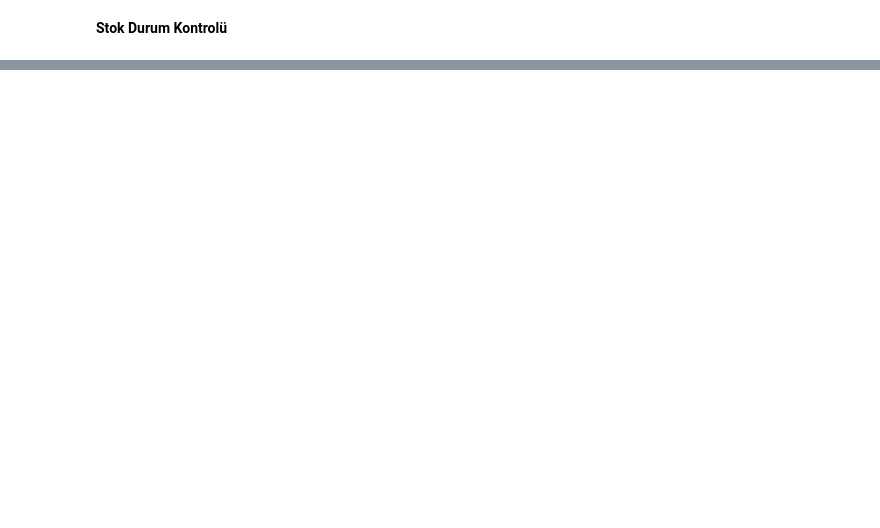
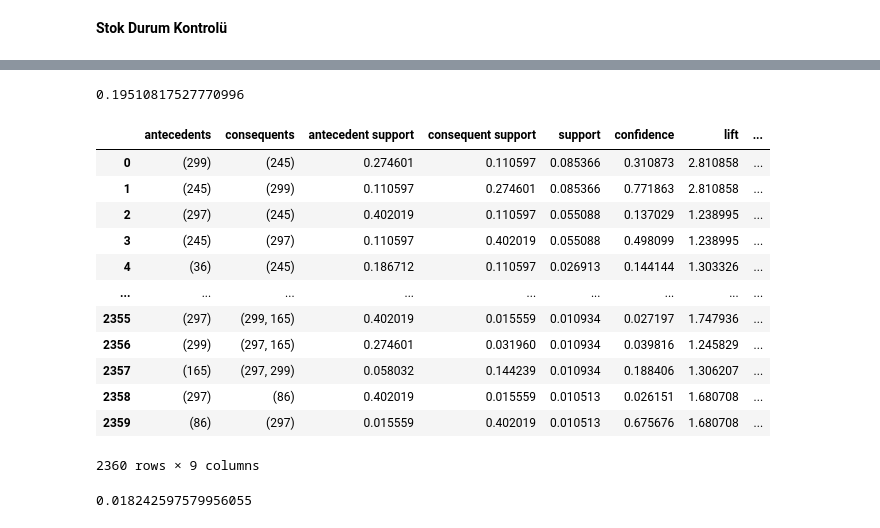
Before and after one commit to bariskucuk1999/restoranlar-icin-siparis-tahmin-sistemi, a Jupyter notebook: BitirmeProjesi.ipynb, the cells around one changed output, grey strips where cells are left out. Cells and saved outputs as stored; diff of their text form; code cells hidden in the pictures; blank space fills up the shorter version.

```diff
--- a/BitirmeProjesi.ipynb
+++ b/BitirmeProjesi.ipynb
@@ -570,0 +633,7 @@ Plain Papadum için 21 adet stok artırılması tavsiye edilmektedir
+# %%
+fp_start = time.time()
+from mlxtend.frequent_patterns import fpgrowth
+frequency_fp=fpgrowth(my_ds, min_support=0.01, use_colnames=True) #my_ds değişkenini apriori algoritmasında tanımladık, min_support'u 0.012 alabiliriz
+#apriori algoritmasında satır ve sütunları binary şeklinde hazırlamıştık(Order ID'de bulunan Item ID'ler 1, bulunmayanlar 0)
+fp_end = time.time()
+frequency_fp
@@ -570,0 +655,30 @@ Plain Papadum için 21 adet stok artırılması tavsiye edilmektedir
+# %%
+fp_time=fp_end-fp_start
+fp_time #fp-growth algoritması çalışma süresi
+# %% [output]
+0.19510817527770996
+# %%
+from mlxtend.frequent_patterns import association_rules
+rules_fp_start = time.time()
+rules_fp=association_rules(frequency_fp, metric="support", min_threshold=0.01) #metric'i lift min_threshold'u 1 alabiliriz
+rules_fp_end = time.time()
+rules_fp
+# %% [output]
+|  | antecedents | consequents | antecedent support | consequent support | support | confidence | lift | ... |
+| 0 | (299) | (245) | 0.274601 | 0.110597 | 0.085366 | 0.310873 | 2.810858 | ... |
+| 1 | (245) | (299) | 0.110597 | 0.274601 | 0.085366 | 0.771863 | 2.810858 | ... |
+| 2 | (297) | (245) | 0.402019 | 0.110597 | 0.055088 | 0.137029 | 1.238995 | ... |
+| 3 | (245) | (297) | 0.110597 | 0.402019 | 0.055088 | 0.498099 | 1.238995 | ... |
+| 4 | (36) | (245) | 0.186712 | 0.110597 | 0.026913 | 0.144144 | 1.303326 | ... |
+| ... | ... | ... | ... | ... | ... | ... | ... | ... |
+| 2355 | (297) | (299, 165) | 0.402019 | 0.015559 | 0.010934 | 0.027197 | 1.747936 | ... |
+| 2356 | (299) | (297, 165) | 0.274601 | 0.031960 | 0.010934 | 0.039816 | 1.245829 | ... |
+| 2357 | (165) | (297, 299) | 0.058032 | 0.144239 | 0.010934 | 0.188406 | 1.306207 | ... |
+| 2358 | (297) | (86) | 0.402019 | 0.015559 | 0.010513 | 0.026151 | 1.680708 | ... |
+| 2359 | (86) | (297) | 0.015559 | 0.402019 | 0.010513 | 0.675676 | 1.680708 | ... |
+2360 rows × 9 columns
+# %%
+rules_fp_time=rules_fp_end-rules_fp_start
+rules_fp_time #fp-growth algoritması kural oluşturma süresi
+# %% [output]
+0.018242597579956055
```
Also changed, not shown: parts of 35 cells of this notebook.
